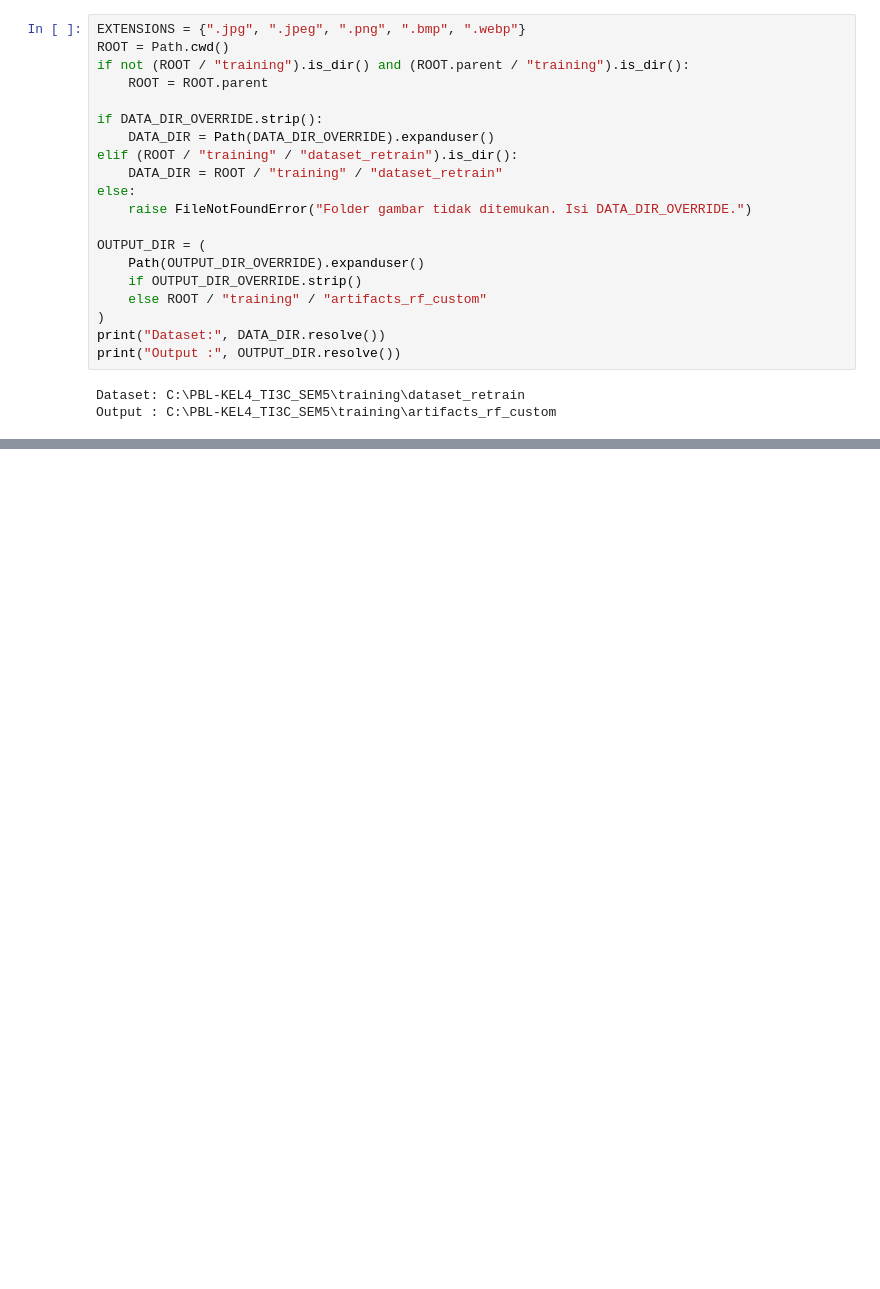
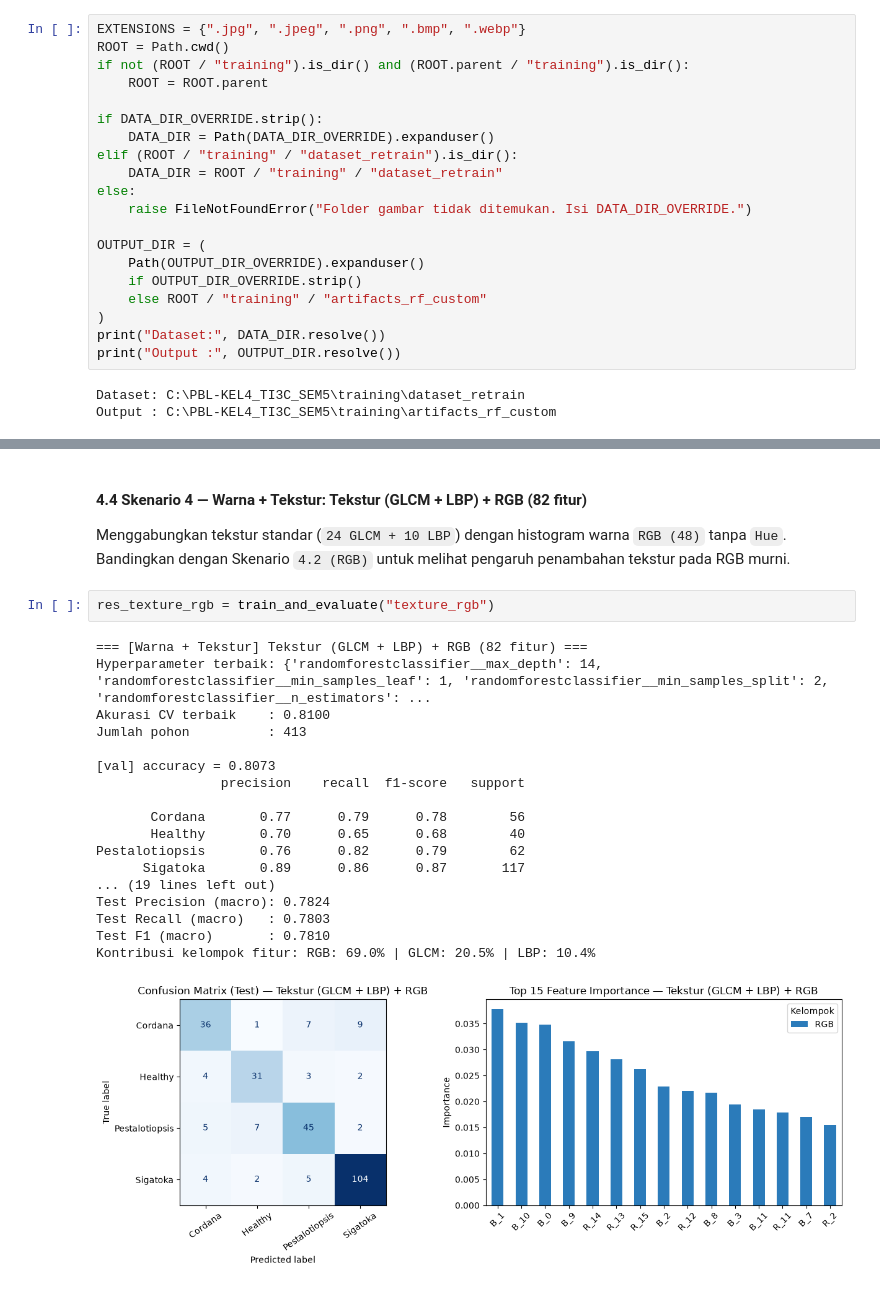
Before and after one commit to SitiMutmainah15/PBL-KEL4_TI3C_SEM5, a Jupyter notebook: training/train_random_forest_custom.ipynb, the cells around one changed output, grey strips where cells are left out. Cells and saved outputs as stored; diff of their text form; blank space fills up the shorter version.

```diff
--- a/training/train_random_forest_custom.ipynb
+++ b/training/train_random_forest_custom.ipynb
@@ -239,0 +812,26 @@ Jumlah pohon: 413
+# %% [markdown]
+#### 4.4 Skenario 4 — Warna + Tekstur: Tekstur (GLCM + LBP) + RGB (82 fitur)
+
+Menggabungkan tekstur standar (`24 GLCM + 10 LBP`) dengan histogram warna `RGB (48)` tanpa `Hue`.
+Bandingkan dengan Skenario `4.2 (RGB)` untuk melihat pengaruh penambahan tekstur pada RGB murni.
+# %%
+res_texture_rgb = train_and_evaluate("texture_rgb")
+# %% [output]
+=== [Warna + Tekstur] Tekstur (GLCM + LBP) + RGB (82 fitur) ===
+Hyperparameter terbaik: {'randomforestclassifier__max_depth': 14, 'randomforestclassifier__min_samples_leaf': 1, 'randomforestclassifier__min_samples_split': 2, 'randomforestclassifier__n_estimators': ...
+Akurasi CV terbaik    : 0.8100
+Jumlah pohon          : 413
+
+[val] accuracy = 0.8073
+                precision    recall  f1-score   support
+
+       Cordana       0.77      0.79      0.78        56
+       Healthy       0.70      0.65      0.68        40
+Pestalotiopsis       0.76      0.82      0.79        62
+      Sigatoka       0.89      0.86      0.87       117
+... (19 lines left out)
+Test Precision (macro): 0.7824
+Test Recall (macro)   : 0.7803
+Test F1 (macro)       : 0.7810
+Kontribusi kelompok fitur: RGB: 69.0% | GLCM: 20.5% | LBP: 10.4%
+[figure, added]
```
Also changed, not shown: parts of 45 cells of this notebook, 1 other file.
